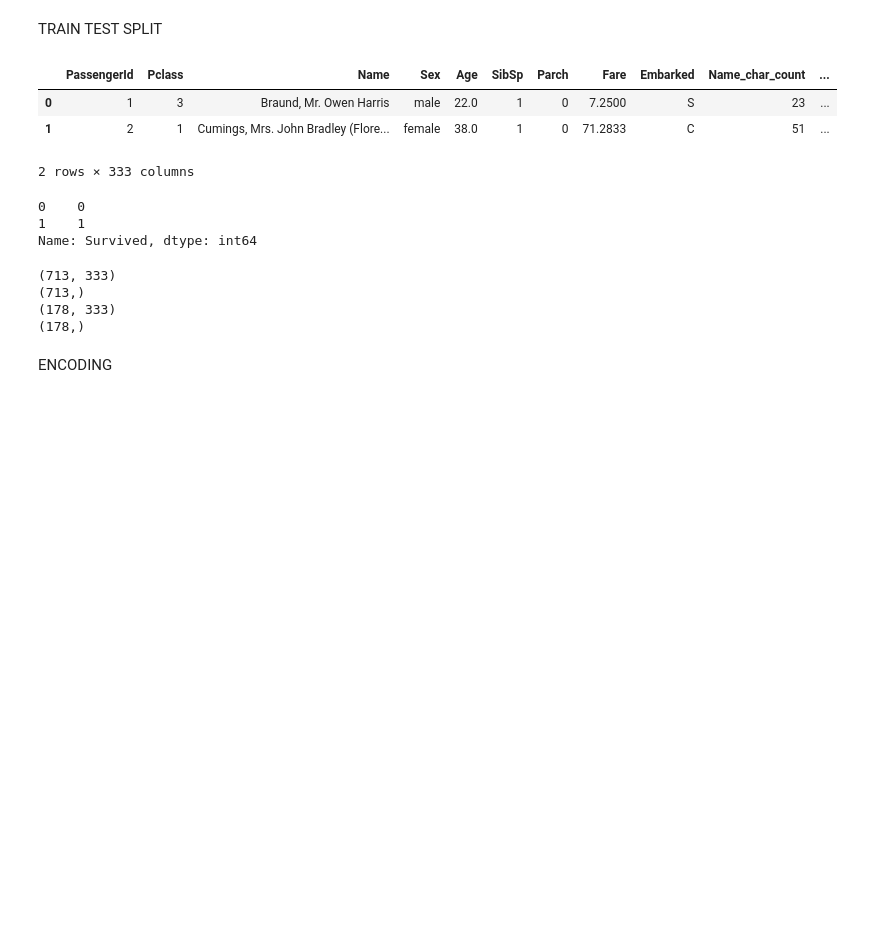
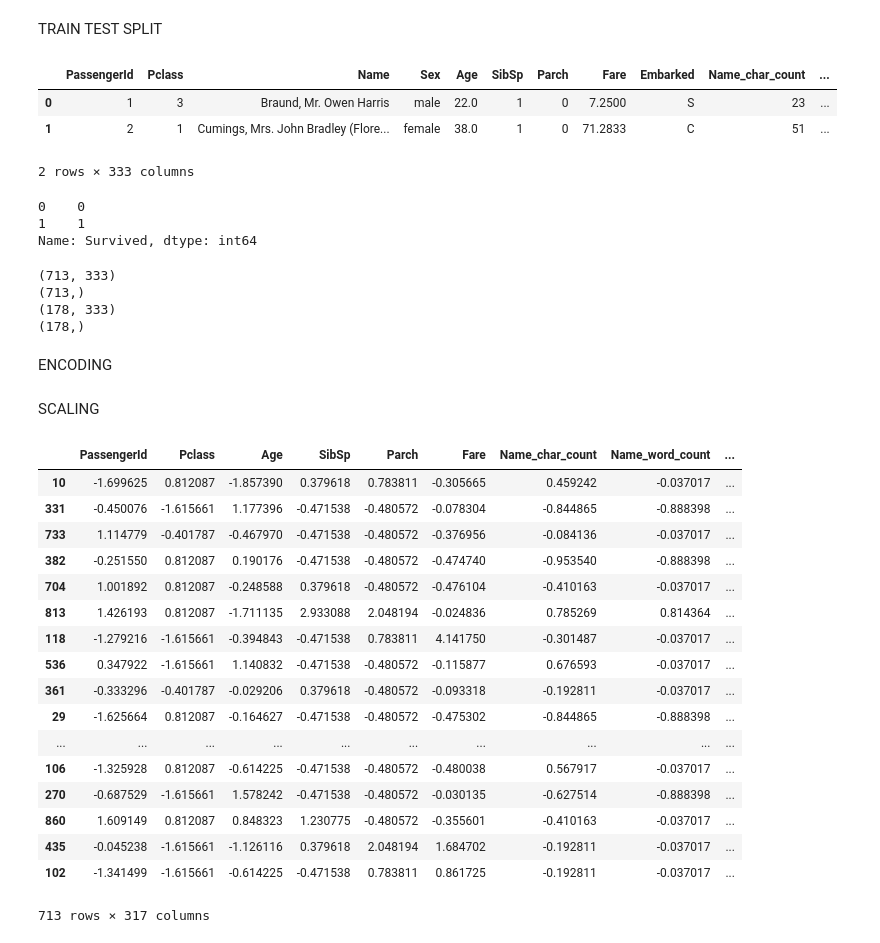
Before and after one commit to MStrings18/AutoML, a Jupyter notebook: Preprocessing_sample.ipynb, the cells around one changed output. Drawn from its saved outputs; the diff is of its cells as text; code cells hidden in the pictures; blank space fills up the shorter version.

Commit message:
Updated with Scaling and also removes constant features

```diff
--- a/Preprocessing_sample.ipynb
+++ b/Preprocessing_sample.ipynb
@@ -373,7 +370,7 @@ class SimpleEncoder:
         self.X_train.drop(columns=features, inplace=True)
         self.X_test.drop(columns=features, inplace=True)
 
-    def encodeInput(self):
+    def encode_input(self):
         OHE = []
         freq = []
         for feature in self.encoding_type.keys():
@@ -386,7 +383,7 @@ class SimpleEncoder:
         self.frequencyEncoding(freq)
         return self.X_train, self.X_test
 
-    def encodeOutput(self):
+    def encode_output(self):
         if self.y_train.dtype == 'object':
             unique_classes = self.y_train.unique()
             class_mapping = {cls: idx for idx, cls in enumerate(unique_classes)}
@@ -419,13 +416,13 @@ class TargetEncoder:
         X_encoded.drop(columns=features, inplace=True)
         return X_encoded
 
-    def encodeInput(self):
+    def encode_input(self):
         self.fit(self.target_features)
         self.X_train = self.transform(self.X_train, self.target_features)
         self.X_test = self.transform(self.X_test, self.target_features)
         return self.X_train, self.X_test
 
-    def encodeOutput(self):
+    def encode_output(self):
         if self.y_train.dtype == 'object':
             unique_classes = self.y_train.unique()
             class_mapping = {cls: idx for idx, cls in enumerate(unique_classes)}
@@ -438,4 +435,4 @@ Xtrain_se,Xtest_se=se.encodeInput()
 # %%
 te=TargetEncoder(X_train,X_test,y_train,y_test)
-Xtrain_te,Xtest_te=te.encodeInput()
+Xtrain_te,Xtest_te=te.encode_input()
 # %%
@@ -442,0 +440,56 @@ y_
+# %% [markdown]
+SCALING
+# %%
+class StandardScalerCustom:
+    def __init__(self,X_train,X_test):
+        self.means = None
+        self.stds = None
+
+        constant_train = set(X_train.columns[X_train.nunique() == 1])
+        constant_test = set(X_test.columns[X_test.nunique() == 1])
+        self.columns_to_drop = list(constant_train & constant_test)
+
+        self.X_train = X_train.drop(columns=self.columns_to_drop, errors='ignore')
+        self.X_test = X_test.drop(columns=self.columns_to_drop, errors='ignore')
+
+    def fit(self, X):
+        self.means = X.mean()
+        self.stds = X.std(ddof=0)  # Population std (ddof=0) to match sklearn
+
+
+
+    def transform(self, X):
+        return (X - self.means) / self.stds
+
+    def fit_transform(self, X):
+        self.fit(X)
+        return self.transform(X)
+
+    def scale_features(self):
+        X_train_scaled = self.fit_transform(self.X_train)
+        X_test_scaled = self.transform(self.X_test)
+        return X_train_scaled, X_test_scaled
+# %%
+ss=StandardScalerCustom(Xtrain_te,Xtest_te)
+X_train_scaled,X_test_scaled = ss.scale_features()
+# %%
+X_train_scaled
+# %% [output]
+|  | PassengerId | Pclass | Age | SibSp | Parch | Fare | Name_char_count | Name_word_count | ... |
+| 10 | -1.699625 | 0.812087 | -1.857390 | 0.379618 | 0.783811 | -0.305665 | 0.459242 | -0.037017 | ... |
+| 331 | -0.450076 | -1.615661 | 1.177396 | -0.471538 | -0.480572 | -0.078304 | -0.844865 | -0.888398 | ... |
+| 733 | 1.114779 | -0.401787 | -0.467970 | -0.471538 | -0.480572 | -0.376956 | -0.084136 | -0.037017 | ... |
+| 382 | -0.251550 | 0.812087 | 0.190176 | -0.471538 | -0.480572 | -0.474740 | -0.953540 | -0.888398 | ... |
+| 704 | 1.001892 | 0.812087 | -0.248588 | 0.379618 | -0.480572 | -0.476104 | -0.410163 | -0.037017 | ... |
+| 813 | 1.426193 | 0.812087 | -1.711135 | 2.933088 | 2.048194 | -0.024836 | 0.785269 | 0.814364 | ... |
+| 118 | -1.279216 | -1.615661 | -0.394843 | -0.471538 | 0.783811 | 4.141750 | -0.301487 | -0.037017 | ... |
+| 536 | 0.347922 | -1.615661 | 1.140832 | -0.471538 | -0.480572 | -0.115877 | 0.676593 | -0.037017 | ... |
+| 361 | -0.333296 | -0.401787 | -0.029206 | 0.379618 | -0.480572 | -0.093318 | -0.192811 | -0.037017 | ... |
+| 29 | -1.625664 | 0.812087 | -0.164627 | -0.471538 | -0.480572 | -0.475302 | -0.844865 | -0.888398 | ... |
+| ... | ... | ... | ... | ... | ... | ... | ... | ... | ... |
+| 106 | -1.325928 | 0.812087 | -0.614225 | -0.471538 | -0.480572 | -0.480038 | 0.567917 | -0.037017 | ... |
+| 270 | -0.687529 | -1.615661 | 1.578242 | -0.471538 | -0.480572 | -0.030135 | -0.627514 | -0.888398 | ... |
+| 860 | 1.609149 | 0.812087 | 0.848323 | 1.230775 | -0.480572 | -0.355601 | -0.410163 | -0.037017 | ... |
+| 435 | -0.045238 | -1.615661 | -1.126116 | 0.379618 | 2.048194 | 1.684702 | -0.192811 | -0.037017 | ... |
+| 102 | -1.341499 | -1.615661 | -0.614225 | -0.471538 | 0.783811 | 0.861725 | -0.192811 | -0.037017 | ... |
+713 rows × 317 columns
```
Also changed, not shown: parts of 5 cells of this notebook.
